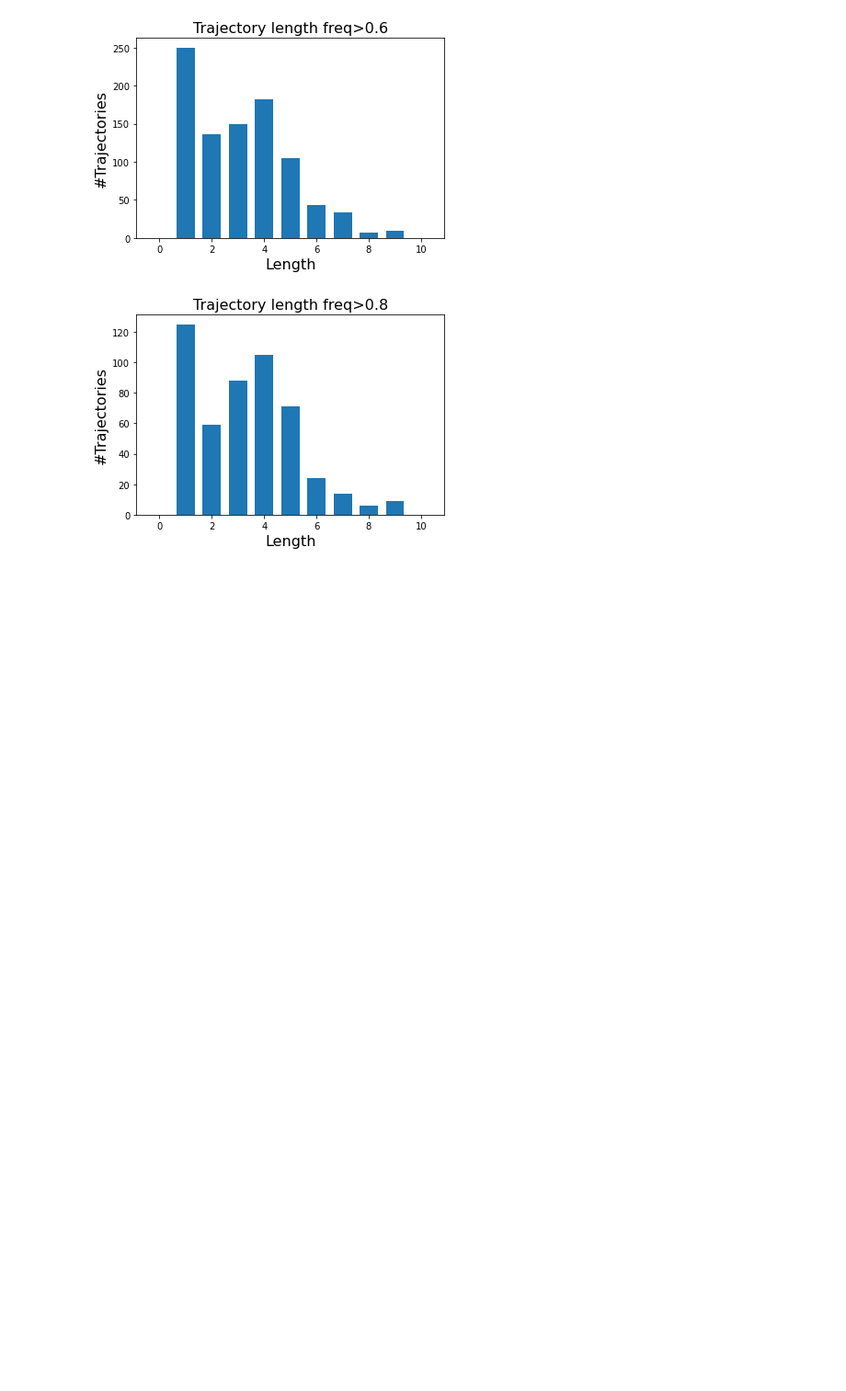
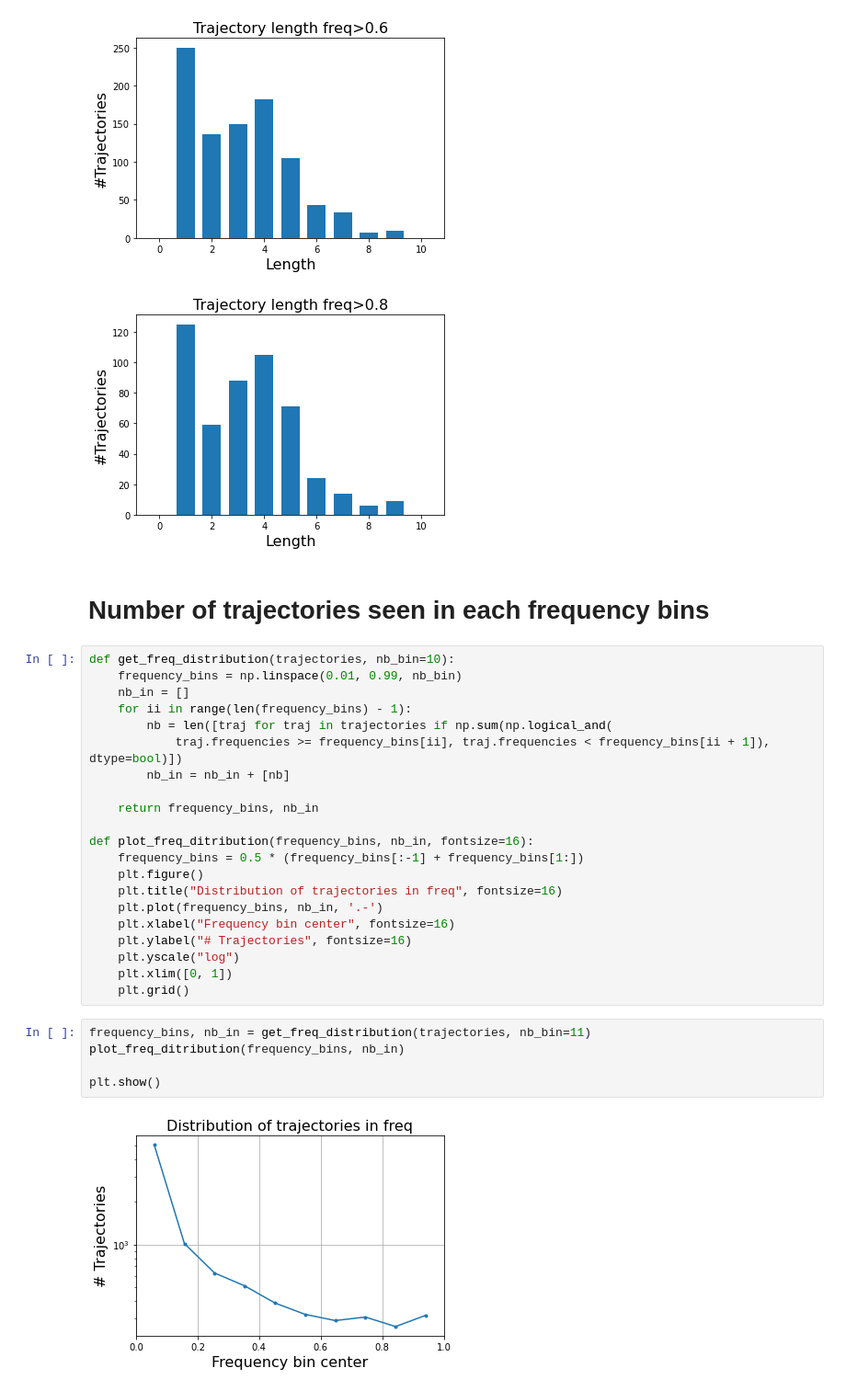
Before and after one commit to neherlab/HIVEVO_recombination, a Jupyter notebook: notebooks/Trajectory_characterisation.ipynb, the cells around one changed output. Shown at 92% size. Cells and saved outputs as stored; diff of their text form; blank space fills up the shorter version.

Commit message:
nb of traj per frequency bin characterisation

```diff
--- a/notebooks/Trajectory_characterisation.ipynb
+++ b/notebooks/Trajectory_characterisation.ipynb
@@ -76,3 +76,33 @@ plt.show()
 [figure]
 [figure]
 [figure]
+# %% [markdown]
+# Number of trajectories seen in each frequency bins
+# %%
+def get_freq_distribution(trajectories, nb_bin=10):
+    frequency_bins = np.linspace(0.01, 0.99, nb_bin)
+    nb_in = []
+    for ii in range(len(frequency_bins) - 1):
+        nb = len([traj for traj in trajectories if np.sum(np.logical_and(
+            traj.frequencies >= frequency_bins[ii], traj.frequencies < frequency_bins[ii + 1]), dtype=bool)])
+        nb_in = nb_in + [nb]
+
+    return frequency_bins, nb_in
+
+def plot_freq_ditribution(frequency_bins, nb_in, fontsize=16):
+    frequency_bins = 0.5 * (frequency_bins[:-1] + frequency_bins[1:])
+    plt.figure()
+    plt.title("Distribution of trajectories in freq", fontsize=16)
+    plt.plot(frequency_bins, nb_in, '.-')
+    plt.xlabel("Frequency bin center", fontsize=16)
+    plt.ylabel("# Trajectories", fontsize=16)
+    plt.yscale("log")
+    plt.xlim([0, 1])
+    plt.grid()
+# %%
+frequency_bins, nb_in = get_freq_distribution(trajectories, nb_bin=11)
+plot_freq_ditribution(frequency_bins, nb_in)
+
+plt.show()
+# %% [output]
+[figure, added]
```
Also changed, not shown: 2 other files.
